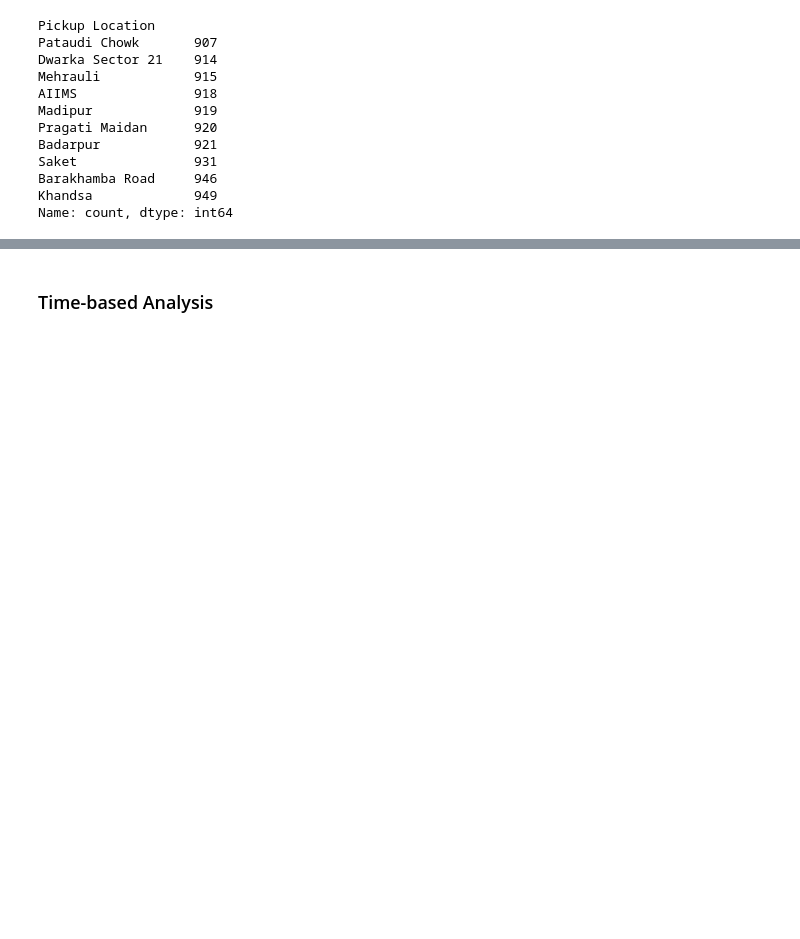
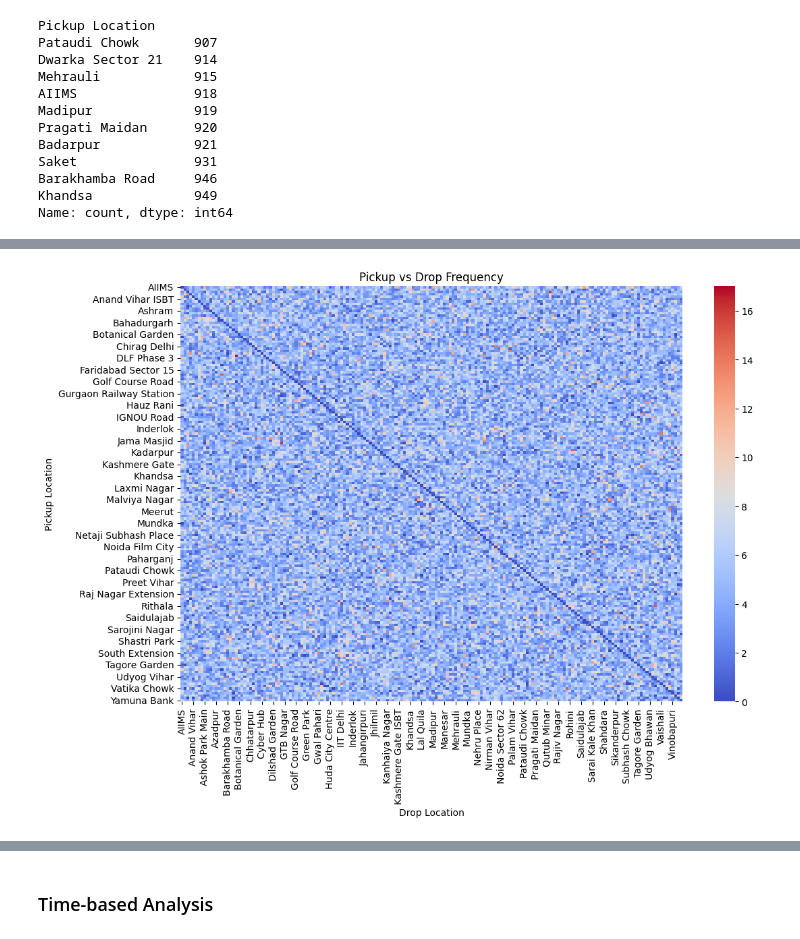
Before and after one commit to ARUN-R-DAS/uber_data_analysis, a Jupyter notebook: uber.ipynb, the cells around one changed output, grey strips where cells are left out. Drawn from its saved outputs; the diff is of its cells as text; code cells hidden in the pictures; blank space fills up the shorter version.

Commit message:
upto pickup vs drop locations

```diff
--- a/uber.ipynb
+++ b/uber.ipynb
@@ -343,0 +414,9 @@ Name: count, dtype: int64
+# %%
+pickup_drop = pd.crosstab(df['Pickup Location'], df['Drop Location'])
+
+plt.figure(figsize=(12,8))
+sns.heatmap(pickup_drop, cmap="coolwarm")
+plt.title("Pickup vs Drop Frequency")
+plt.show()
+# %% [output]
+[figure, added]
```
Also changed, not shown: parts of 16 cells of this notebook.
